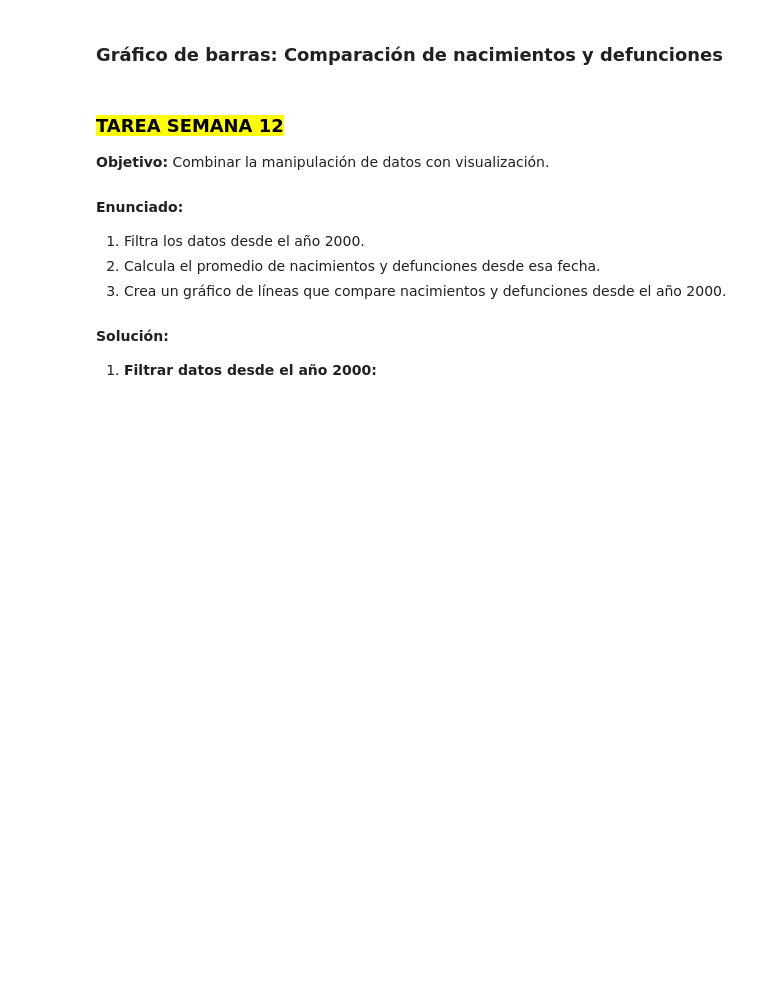
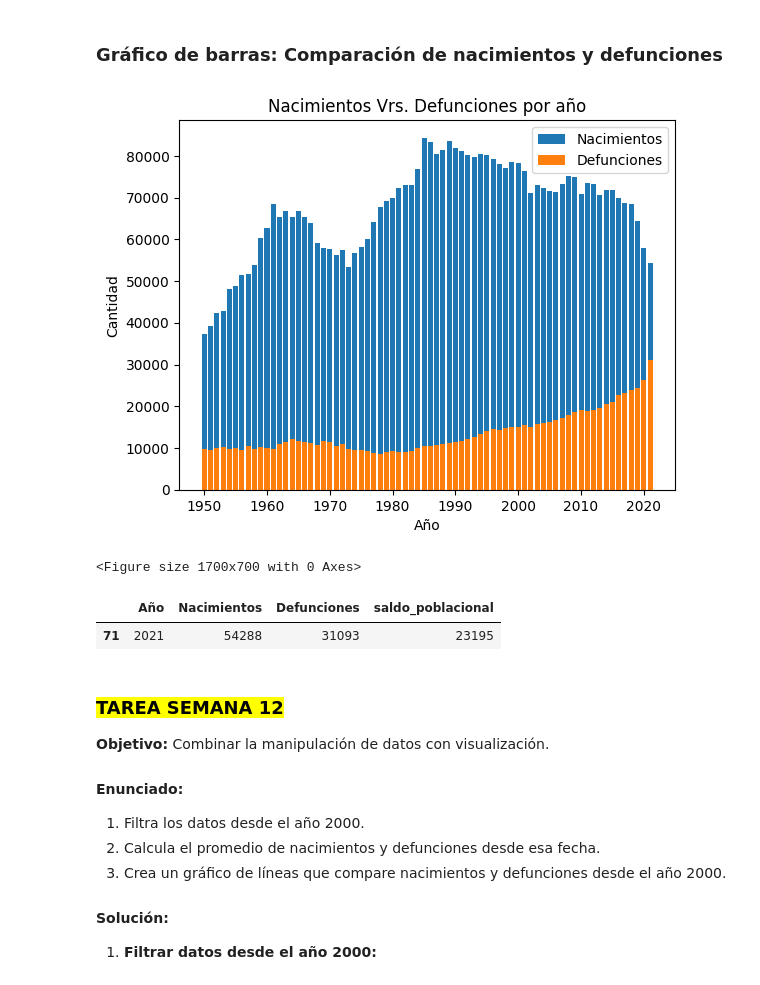
Before and after one commit to FernandaSalasJ/Programacion-Python-Basico-GRUPO-1---6181133432, a Jupyter notebook: Estudiantes/Fernanda Salas/Clase 10/Tarea/Practica_9.ipynb, the cells around one changed output. Drawn from its saved outputs; the diff is of its cells as text; code cells hidden in the pictures; blank space fills up the shorter version.

```diff
--- a/Estudiantes/Fernanda Salas/Clase 10/Tarea/Practica_9.ipynb
+++ b/Estudiantes/Fernanda Salas/Clase 10/Tarea/Practica_9.ipynb
@@ -226,8 +263,25 @@ import matplotlib.pyplot as plt
+# %%
+# Crear un doble gráfico de barras
+
+plt.bar(df['Año'],df['Nacimientos'], label= 'Nacimientos')
+plt.bar(df['Año'],df['Defunciones'], label= 'Defunciones')
+plt.legend()
+plt.title('Nacimientos Vrs. Defunciones por año')
+plt.xlabel('Año')
+plt.ylabel('Cantidad')
+plt.figure(figsize=(17,7))
+plt.show()
+# %% [output]
+[figure, added]
+<Figure size 1700x700 with 0 Axes>
 # %%
 # Filtrar datos del último año
 ultimo_anio = df[df['Año'] == df['Año'].max()]
-
+ultimo_anio
 # Crear gráfico de barras
+# %% [output]
+|  | Año | Nacimientos | Defunciones | saldo_poblacional |
+| 71 | 2021 | 54288 | 31093 | 23195 |
 # %% [markdown]
 ### **<mark>TAREA SEMANA 12</mark>**
 
```
Also changed, not shown: parts of 9 cells of this notebook.
